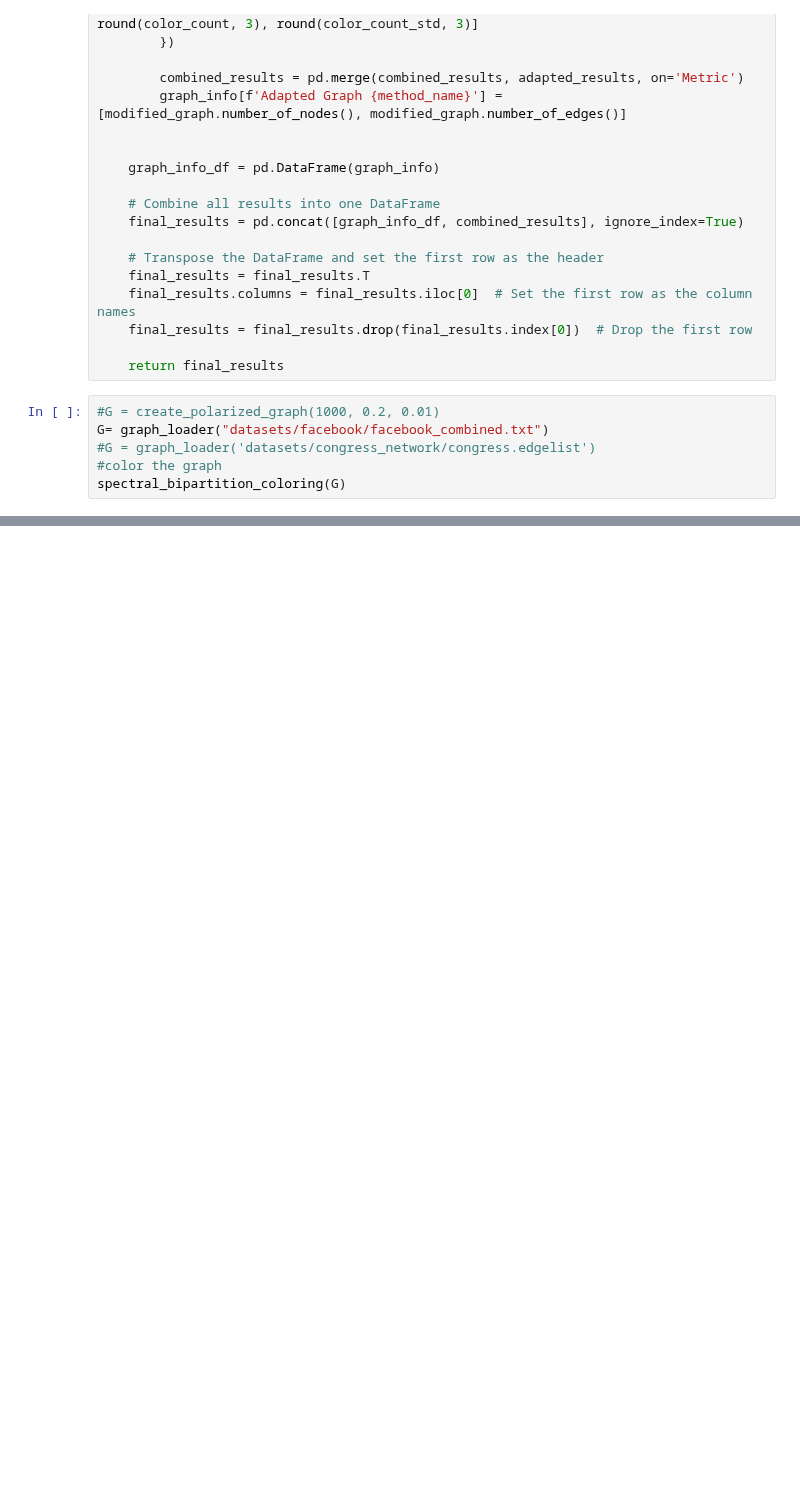
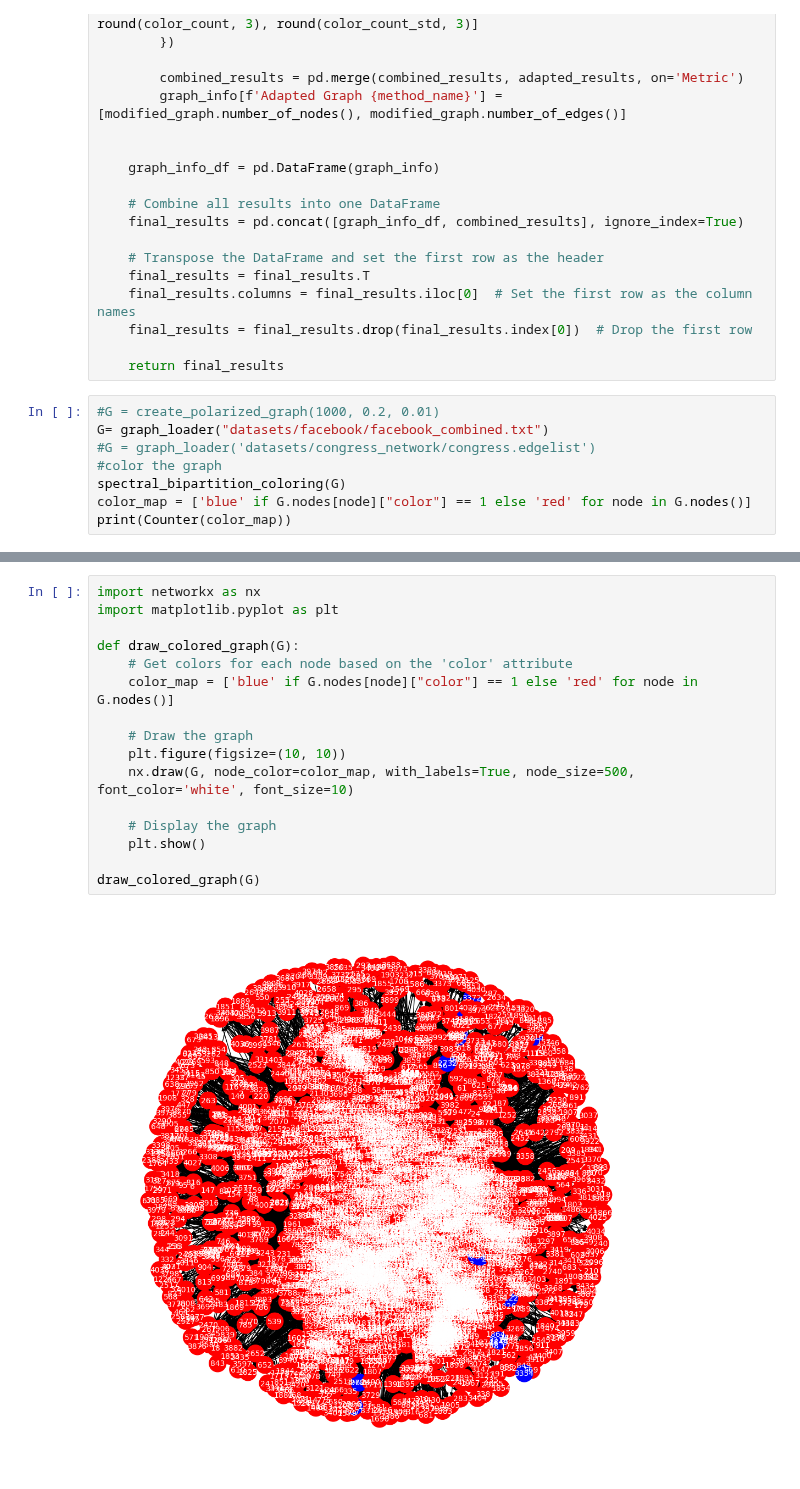
Before and after one commit to jonasq99/Designing_Link_Recommendation_Methods_to_Reduce_Polarization, a Jupyter notebook: link_addidtion.ipynb, the cells around one changed output, grey strips where cells are left out. Saved outputs shown, nothing was run; the diff lists cells and outputs as text; blank space fills up the shorter version.

```diff
--- a/link_addidtion.ipynb
+++ b/link_addidtion.ipynb
@@ -91,4 +93,6 @@ G= graph_loader("datasets/facebook/facebook_combined.txt")
 #G = graph_loader('datasets/congress_network/congress.edgelist')
 #color the graph
 spectral_bipartition_coloring(G)
+color_map = ['blue' if G.nodes[node]["color"] == 1 else 'red' for node in G.nodes()]
+print(Counter(color_map))
 # %% [output]
@@ -143,0 +155,18 @@ final_results
+# %%
+import networkx as nx
+import matplotlib.pyplot as plt
+
+def draw_colored_graph(G):
+    # Get colors for each node based on the 'color' attribute
+    color_map = ['blue' if G.nodes[node]["color"] == 1 else 'red' for node in G.nodes()]
+
+    # Draw the graph
+    plt.figure(figsize=(10, 10))
+    nx.draw(G, node_color=color_map, with_labels=True, node_size=500, font_color='white', font_size=10)
+
+    # Display the graph
+    plt.show()
+
+draw_colored_graph(G)
+# %% [output]
+[figure, added]
```
Also changed, not shown: parts of 5 cells of this notebook, 1 other file.
